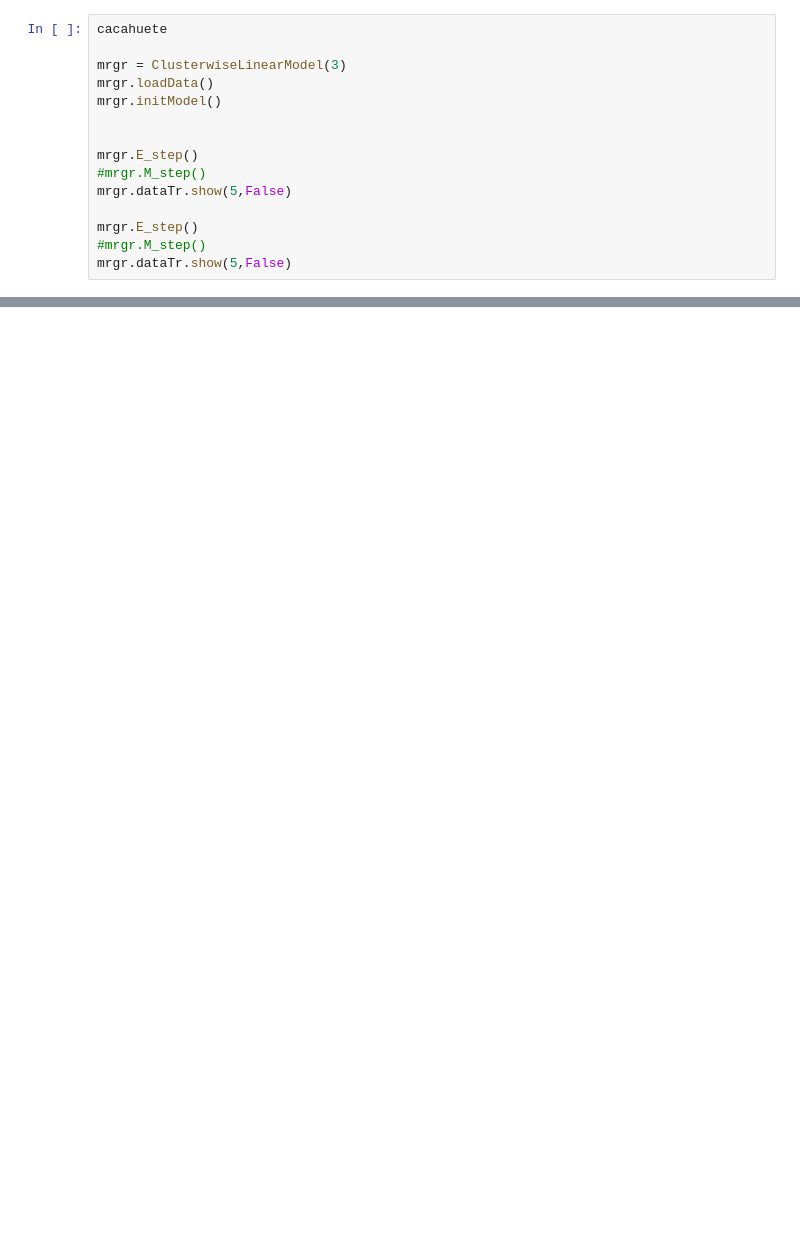
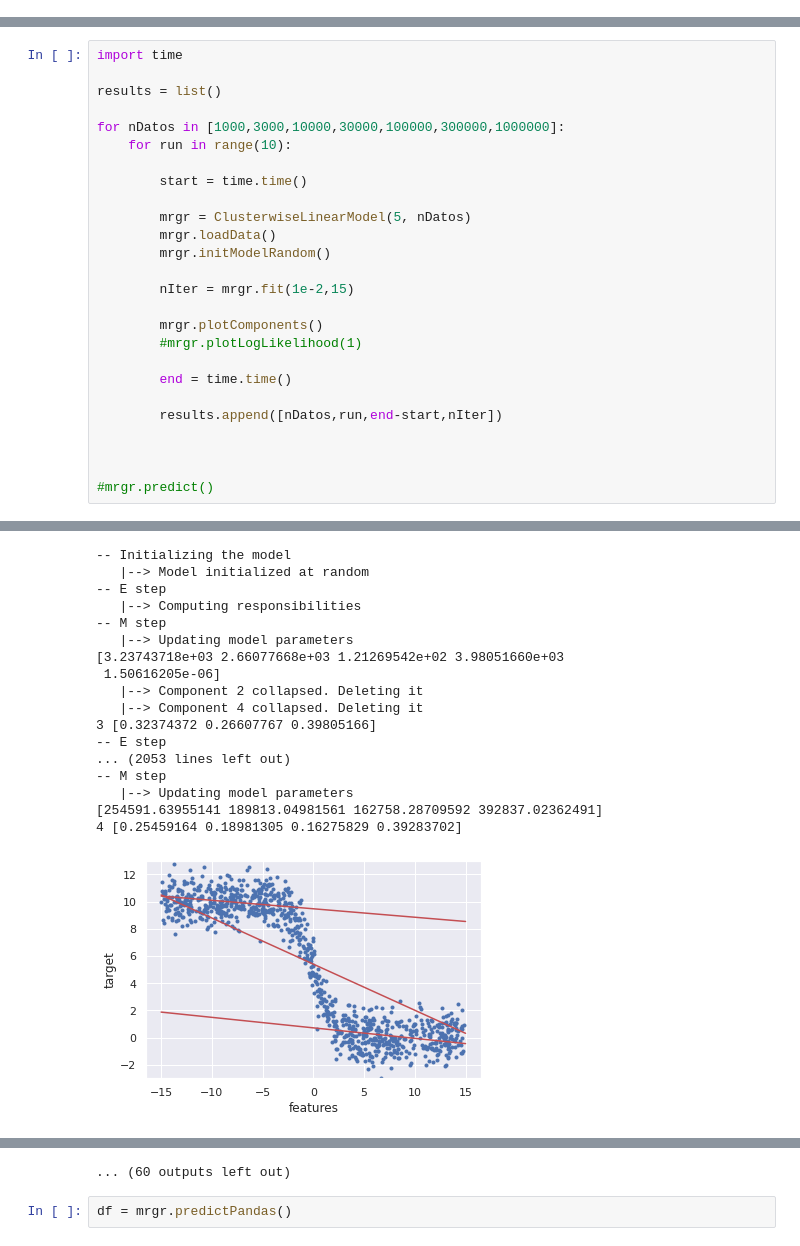
Before and after one commit to jperdel/DistributedCWLM, a Jupyter notebook: TFM-1D-DF.ipynb, the cells around one changed output, grey strips where cells are left out. Cells and saved outputs as stored; diff of their text form; blank space fills up the shorter version.

```diff
--- a/TFM-1D-DF.ipynb
+++ b/TFM-1D-DF.ipynb
@@ -396,15 +461,0 @@ for i in range(10):
-# %%
-cacahuete
-
-mrgr = ClusterwiseLinearModel(3)
-mrgr.loadData()
-mrgr.initModel()
-
-
-mrgr.E_step()
-#mrgr.M_step()
-mrgr.dataTr.show(5,False)
-
-mrgr.E_step()
-#mrgr.M_step()
-mrgr.dataTr.show(5,False)
@@ -443,0 +462,27 @@ mrgr.printComponents()
+# %%
+import time
+
+results = list()
+
+for nDatos in [1000,3000,10000,30000,100000,300000,1000000]:
+    for run in range(10):
+
+        start = time.time()
+
+        mrgr = ClusterwiseLinearModel(5, nDatos)
+        mrgr.loadData()
+        mrgr.initModelRandom()
+
+        nIter = mrgr.fit(1e-2,15)
+
+        mrgr.plotComponents()
+        #mrgr.plotLogLikelihood(1)
+
+        end = time.time()
+
+        results.append([nDatos,run,end-start,nIter])
+
+
+
+#mrgr.predict()
+# %% [output]
@@ -443,0 +506,18 @@ mrgr.printComponents()
+-- Initializing the model
+   |--> Model initialized at random
+-- E step
+   |--> Computing responsibilities
+-- M step
+   |--> Updating model parameters
+[3.23743718e+03 2.66077668e+03 1.21269542e+02 3.98051660e+03
+ 1.50616205e-06]
+   |--> Component 2 collapsed. Deleting it
+   |--> Component 4 collapsed. Deleting it
+3 [0.32374372 0.26607767 0.39805166]
+-- E step
+... (2053 lines left out)
+-- M step
+   |--> Updating model parameters
+[254591.63955141 189813.04981561 162758.28709592 392837.02362491]
+4 [0.25459164 0.18981305 0.16275829 0.39283702]
+[figure, added]
@@ -443,0 +533,3 @@ mrgr.printComponents()
+... (60 outputs left out)
+# %%
+df = mrgr.predictPandas()
```
Also changed, not shown: parts of 11 cells of this notebook.
